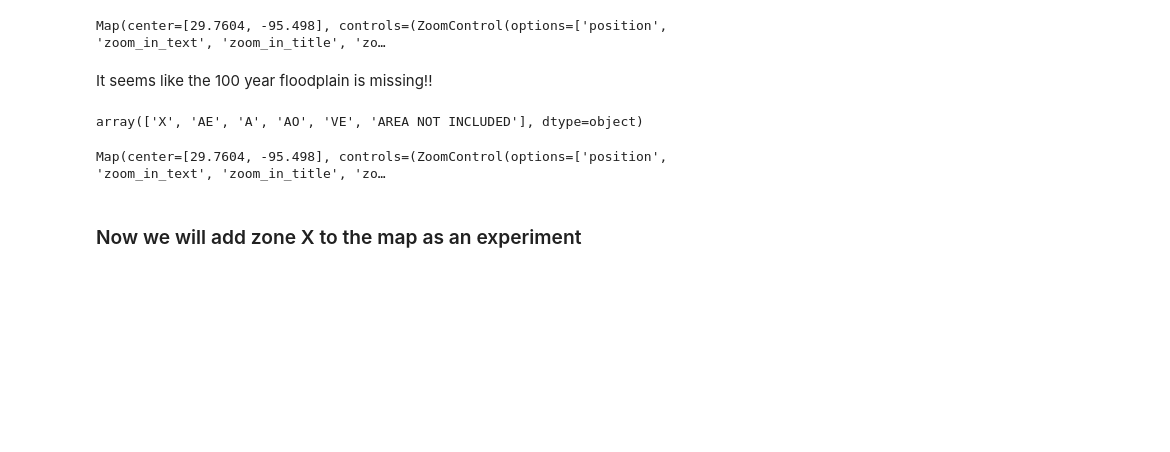
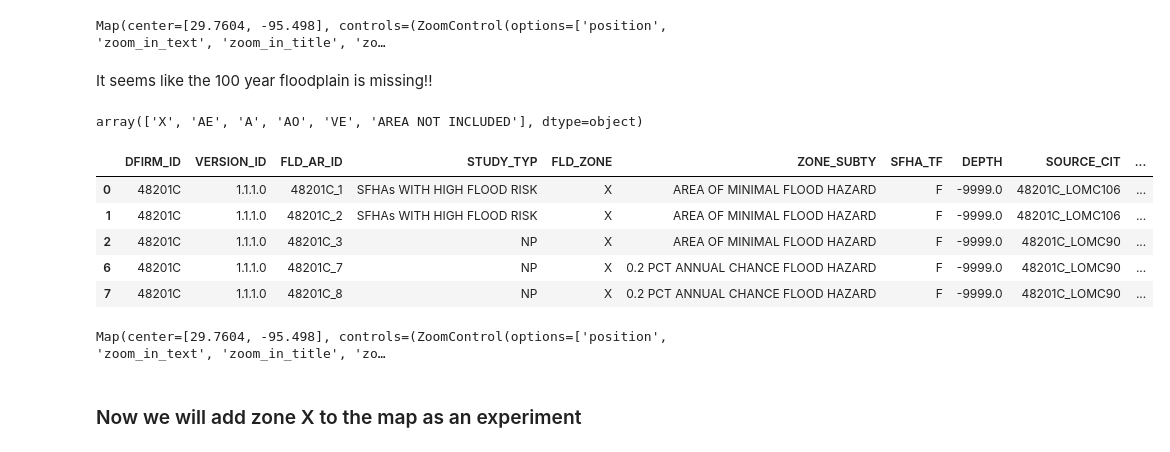
Before and after one commit to JustinGOSSES/spoken-floodplain, a Jupyter notebook: notebooks/FEMA FIRM COUNTY LEVEL DATA HARRIS Shapefile to GEOJSON.ipynb, the cells around one changed output. Saved outputs shown, nothing was run; the diff lists cells and outputs as text; code cells hidden in the pictures; blank space fills up the shorter version.

```diff
--- a/notebooks/FEMA FIRM COUNTY LEVEL DATA HARRIS Shapefile to GEOJSON.ipynb
+++ b/notebooks/FEMA FIRM COUNTY LEVEL DATA HARRIS Shapefile to GEOJSON.ipynb
@@ -419,6 +419,15 @@ geodf_readFromFile_HarrisFloodPolygons_smaller_LetteredFloodZones = geodf_readFr
 
 
 geodf_readFromFile_HarrisFloodPolygons_smaller_LetteredFloodZones_X = geodf_readFromFile_HarrisFloodPolygons_smaller[geodf_readFromFile_HarrisFloodPolygons_smaller['FLD_ZONE']=='X']
+# %%
+geodf_readFromFile_HarrisFloodPolygons_smaller_LetteredFloodZones_X[0:5]
+# %% [output]
+|  | DFIRM_ID | VERSION_ID | FLD_AR_ID | STUDY_TYP | FLD_ZONE | ZONE_SUBTY | SFHA_TF | DEPTH | SOURCE_CIT | ... |
+| 0 | 48201C | 1.1.1.0 | 48201C_1 | SFHAs WITH HIGH FLOOD RISK | X | AREA OF MINIMAL FLOOD HAZARD | F | -9999.0 | 48201C_LOMC106 | ... |
+| 1 | 48201C | 1.1.1.0 | 48201C_2 | SFHAs WITH HIGH FLOOD RISK | X | AREA OF MINIMAL FLOOD HAZARD | F | -9999.0 | 48201C_LOMC106 | ... |
+| 2 | 48201C | 1.1.1.0 | 48201C_3 | NP | X | AREA OF MINIMAL FLOOD HAZARD | F | -9999.0 | 48201C_LOMC90 | ... |
+| 6 | 48201C | 1.1.1.0 | 48201C_7 | NP | X | 0.2 PCT ANNUAL CHANCE FLOOD HAZARD | F | -9999.0 | 48201C_LOMC90 | ... |
+| 7 | 48201C | 1.1.1.0 | 48201C_8 | NP | X | 0.2 PCT ANNUAL CHANCE FLOOD HAZARD | F | -9999.0 | 48201C_LOMC90 | ... |
 # %%
 center = (29.7604, -95.498)
 
```
Also changed, not shown: parts of 14 cells of this notebook.
